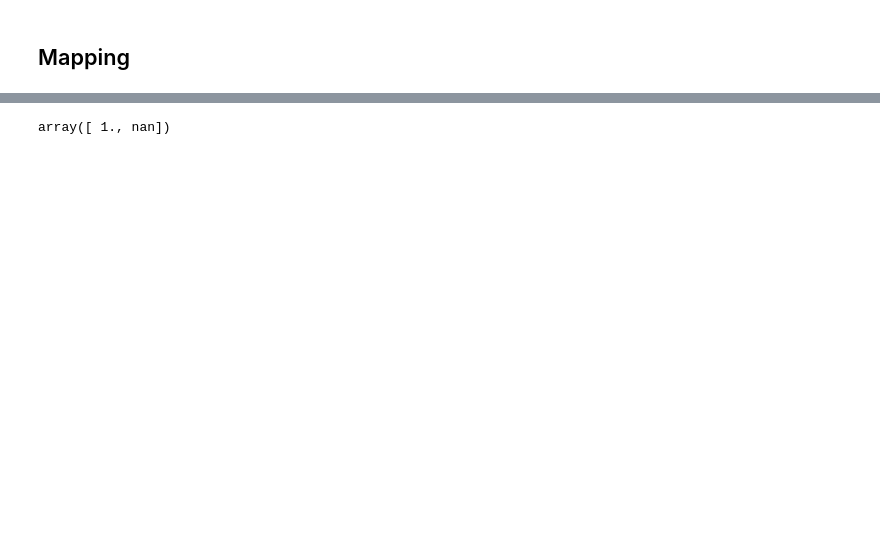
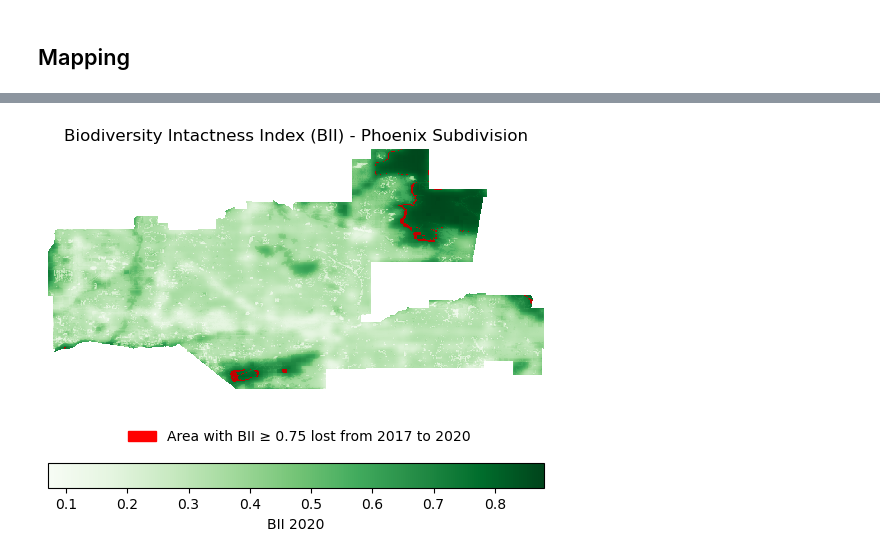
Before and after one commit to shmuir/phoenix-biodiversity-index, a Jupyter notebook: phoenix-biodiversity.ipynb, the cells around one changed output, grey strips where cells are left out. Drawn from its saved outputs; the diff is of its cells as text; code cells hidden in the pictures; blank space fills up the shorter version.

```diff
--- a/phoenix-biodiversity.ipynb
+++ b/phoenix-biodiversity.ipynb
@@ -104,5 +145,5 @@ cx.add_basemap(ax,
 # %% [markdown]
 ## Percent
 # %%
-phoenix2017_filter = (phoenix2017 >= 0.75).astype('int')
-phoenix2020_filter = (phoenix2020 >= 0.75).astype('int')
+phoenix2017_filter = (phoenix2017_clip >= 0.75).astype('int')
+phoenix2020_filter = (phoenix2020_clip >= 0.75).astype('int')
@@ -131,5 +164,5 @@ pix_counts_2020
 # %% [markdown]
 ## Mapping
 # %%
-lost_area = (phoenix2017_filter - phoenix2020_filter)
-#lost_area.where(lost_area == 1).plot()
+difference = phoenix2017_filter - phoenix2020_filter
+difference
@@ -136,19 +183,22 @@ lost_area = (phoenix2017_filter - phoenix2020_filter)
-# %%
-lost_area = lost_area.where(lost_area == 1)
-# %% [output]
-array([ 1., nan])
+# %%
+diff = difference.where(difference == 1)
 # %%
-fig, ax = plt.subplots(figsize=(12,8)) # initialize plot
+fig, ax = plt.subplots() # initialize plot
 
-#ax.axis("off") # remove axis
+ax.axis("off") # remove axis
 
-phoenix2020.plot(ax=ax) # plot lost area
+im =phoenix2017_clip.plot(ax=ax,
+                       cmap='Greens', add_colorbar = False)
 
-lost_area.plot(ax=ax, color='red')
-area_patch = mpatches.Patch(color='red', # change color to red
-                          label='Area with BII >= 0.75 lost from 2017 to 2020') # update label
+diff.plot(ax=ax, cmap = 'gist_heat', add_colorbar=False)
+red_patch = mpatches.Patch(color='red', label='Area with BII ≥ 0.75 lost from 2017 to 2020')
 
+ax.legend(handles=[red_patch], frameon=False, loc = (0.15, -0.25))
 
-ax.legend(handles = [area_patch], frameon=False, loc = (0.75, 0.95)) # add legend
+ax.set_title("Biodiversity Intactness Index (BII) - Phoenix Subdivision")
+
+fig.colorbar(im, orientation="horizontal", pad=0.2, label = "BII 2020")
 
 plt.show()
+# %% [output]
+[figure, added]
```
Also changed, not shown: parts of 15 cells of this notebook.
